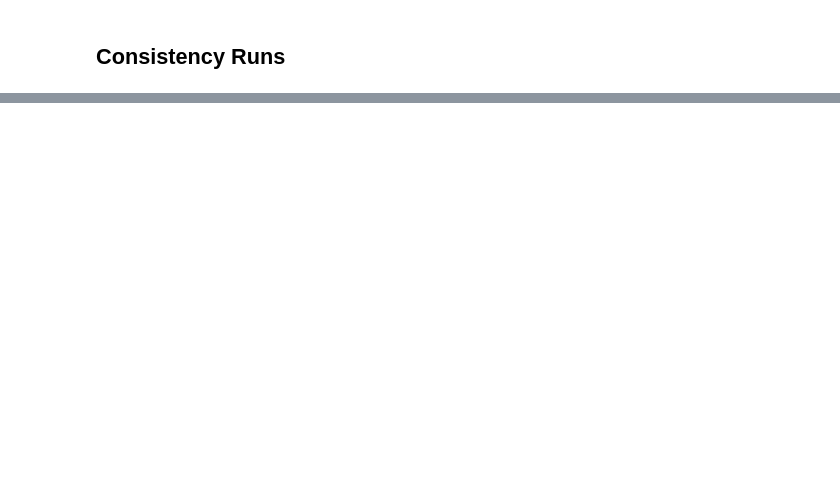
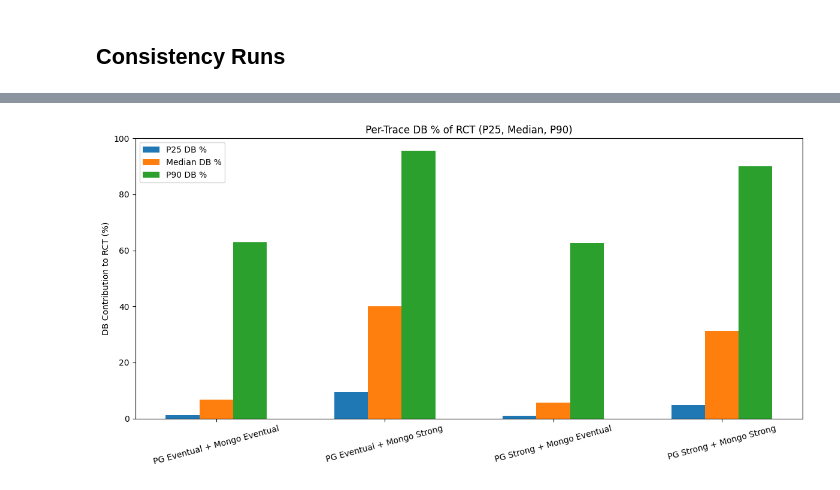
Before and after one commit to ritulS/MS_Benchmark, a Jupyter notebook: analysis_new.ipynb, the cells around one changed output, grey strips where cells are left out. Saved outputs shown, nothing was run; the diff lists cells and outputs as text; code cells hidden in the pictures; blank space fills up the shorter version.

```diff
--- a/analysis_new.ipynb
+++ b/analysis_new.ipynb
@@ -490,0 +578,67 @@ plot_3_combined_graphs(exp_output)
+# %%
+
+# Helper: convert filename to system label
+def parse_system_label(filename: str) -> str:
+    parts = filename.split("_")
+    pg_mode = parts[0][-1]  # 'S' or 'E'
+    mn_mode = parts[1][-1]  # 'S' or 'E'
+    pg_label = "PG Strong" if pg_mode == 'S' else "PG Eventual"
+    mn_label = "Mongo Strong" if mn_mode == 'S' else "Mongo Eventual"
+    return f"{pg_label} + {mn_label}"
+
+# Input directory with *_rct_db_breakdown.json files
+input_dir = "results/cons_exp_results"  # ← Change if needed
+
+records = []
+
+for filename in os.listdir(input_dir):
+    if not filename.endswith("_rct_db_breakdown.json"):
+        continue
+
+    filepath = os.path.join(input_dir, filename)
+    system_label = parse_system_label(filename)
+
+    with open(filepath) as f:
+        traces = json.load(f)
+
+    db_pcts = []
+    for trace in traces:
+        rct = trace.get("rct_ms", 0)
+        db_time = trace.get("db_time_ms", 0)
+        if rct > 0:
+            db_pct = (db_time / rct) * 100
+            db_pcts.append(db_pct)
+
+    if db_pcts:
+        s = pd.Series(db_pcts)
+        records.extend([
+            {"system": system_label, "stat": "P25", "db_pct": s.quantile(0.25)},
+            {"system": system_label, "stat": "Median", "db_pct": s.median()},
+            {"system": system_label, "stat": "P90", "db_pct": s.quantile(0.90)},
+        ])
+
+# Convert to DataFrame
+df = pd.DataFrame(records)
+
+# Ordered systems for consistent display
+systems = sorted(df["system"].unique())
+stats = ["P25", "Median", "P90"]
+x = range(len(systems))
+bar_width = 0.2
+
+# Plot grouped bars
+plt.figure(figsize=(12, 6))
+for i, stat in enumerate(stats):
+    stat_vals = df[df["stat"] == stat].set_index("system").loc[systems]["db_pct"]
+    positions = [pos + i * bar_width for pos in x]
+    plt.bar(positions, stat_vals, width=bar_width, label=f"{stat} DB %")
+
+plt.xticks([pos + bar_width for pos in x], systems, rotation=15)
+plt.ylabel("DB Contribution to RCT (%)")
+plt.title("Per-Trace DB % of RCT (P25, Median, P90)")
+plt.ylim(0, 100)
+plt.legend()
+plt.tight_layout()
+plt.show()
+# %% [output]
+[figure, added]
```
Also changed, not shown: parts of 5 cells of this notebook, 20 other files.
